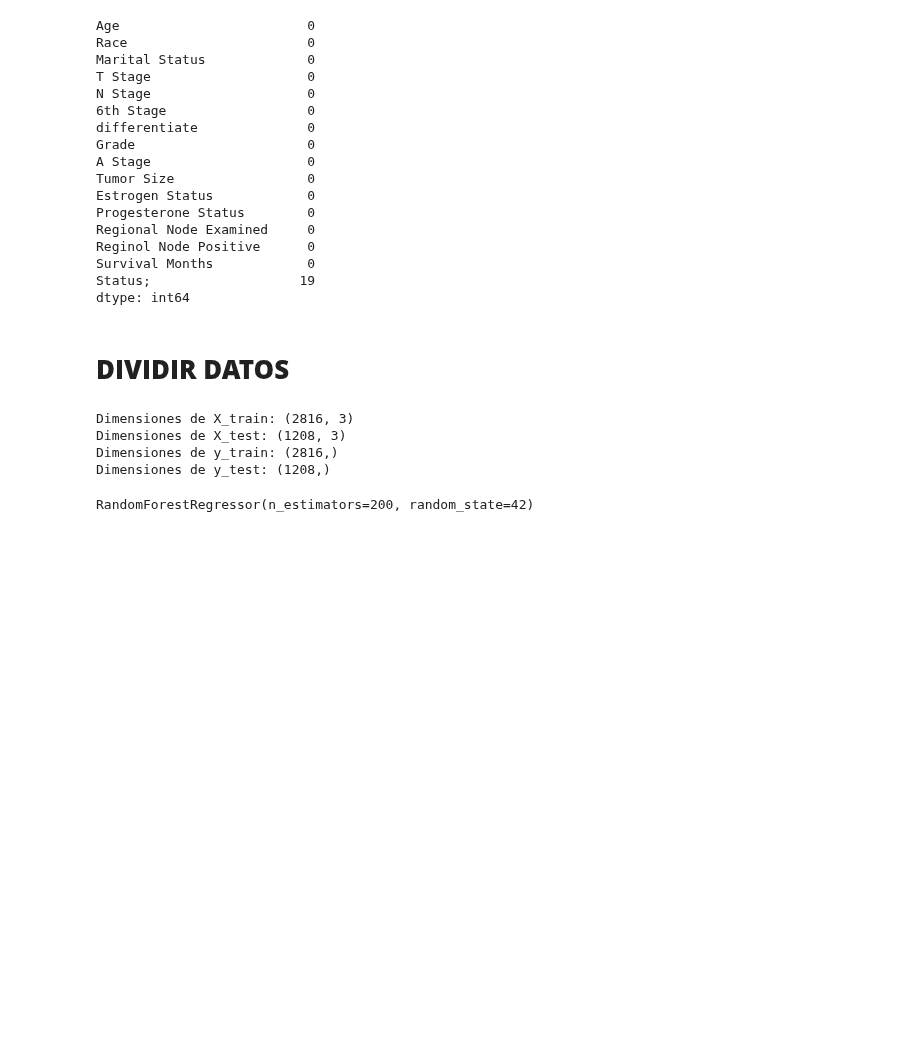
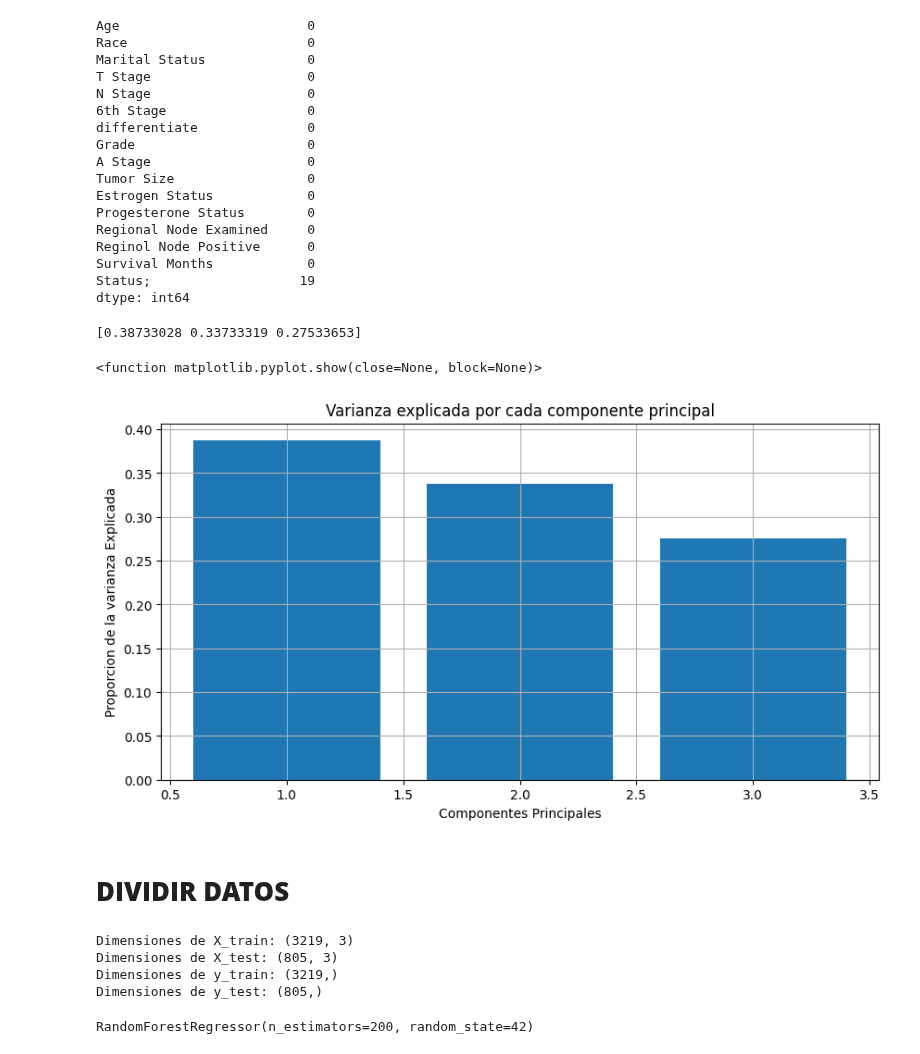
Before and after one commit to Betsymer14/-Proyecto-DS-ParteI-Betsymer-Lugo-.ipynb-, a Jupyter notebook: Copia_de_Untitled2.ipynb, the cells around one changed output. Saved outputs shown, nothing was run; the diff lists cells and outputs as text; code cells hidden in the pictures; blank space fills up the shorter version.

```diff
--- a/Copia_de_Untitled2.ipynb
+++ b/Copia_de_Untitled2.ipynb
@@ -238,20 +248,42 @@ dtype: int64
 # %%
 X= df[['Age', 'Reginol Node Positive', 'Grade']]
 y= df['Survival Months']
+# %%
+scaler = StandardScaler()
+X_scaled = scaler.fit_transform(X)
+# %%
+pca = PCA()
+X_pca = pca.fit_transform(X_scaled)
+
+explaine_variance = pca.explained_variance_ratio_
+print(explaine_variance)
+# %% [output]
+[0.38733028 0.33733319 0.27533653]
+# %%
+plt.figure(figsize=(10,5))
+plt.bar(range(1, len(explaine_variance) + 1), explaine_variance)
+plt.xlabel('Componentes Principales')
+plt.ylabel('Proporcion de la varianza Explicada')
+plt.title('Varianza explicada por cada componente principal')
+plt.grid(True)
+plt.show
+# %% [output]
+<function matplotlib.pyplot.show(close=None, block=None)>
+[figure, added]
 # %% [markdown]
 # **DIVIDIR DATOS**
 # %%
-X_train, X_test, y_train, y_test = train_test_split(X, y, test_size=0.3, random_state=42)
+X_train, X_test, y_train, y_test = train_test_split(X, y, test_size=0.2, random_state=42)
 
 print("Dimensiones de X_train:", X_train.shape)
 print("Dimensiones de X_test:", X_test.shape)
 print("Dimensiones de y_train:", y_train.shape)
 print("Dimensiones de y_test:", y_test.shape)
 # %% [output]
-Dimensiones de X_train: (2816, 3)
-Dimensiones de X_test: (1208, 3)
-Dimensiones de y_train: (2816,)
-Dimensiones de y_test: (1208,)
+Dimensiones de X_train: (3219, 3)
+Dimensiones de X_test: (805, 3)
+Dimensiones de y_train: (3219,)
+Dimensiones de y_test: (805,)
 # %%
 model= RandomForestRegressor(n_estimators=200, random_state=42)
 model.fit(X_train, y_train)
```
Also changed, not shown: parts of 7 cells of this notebook.
